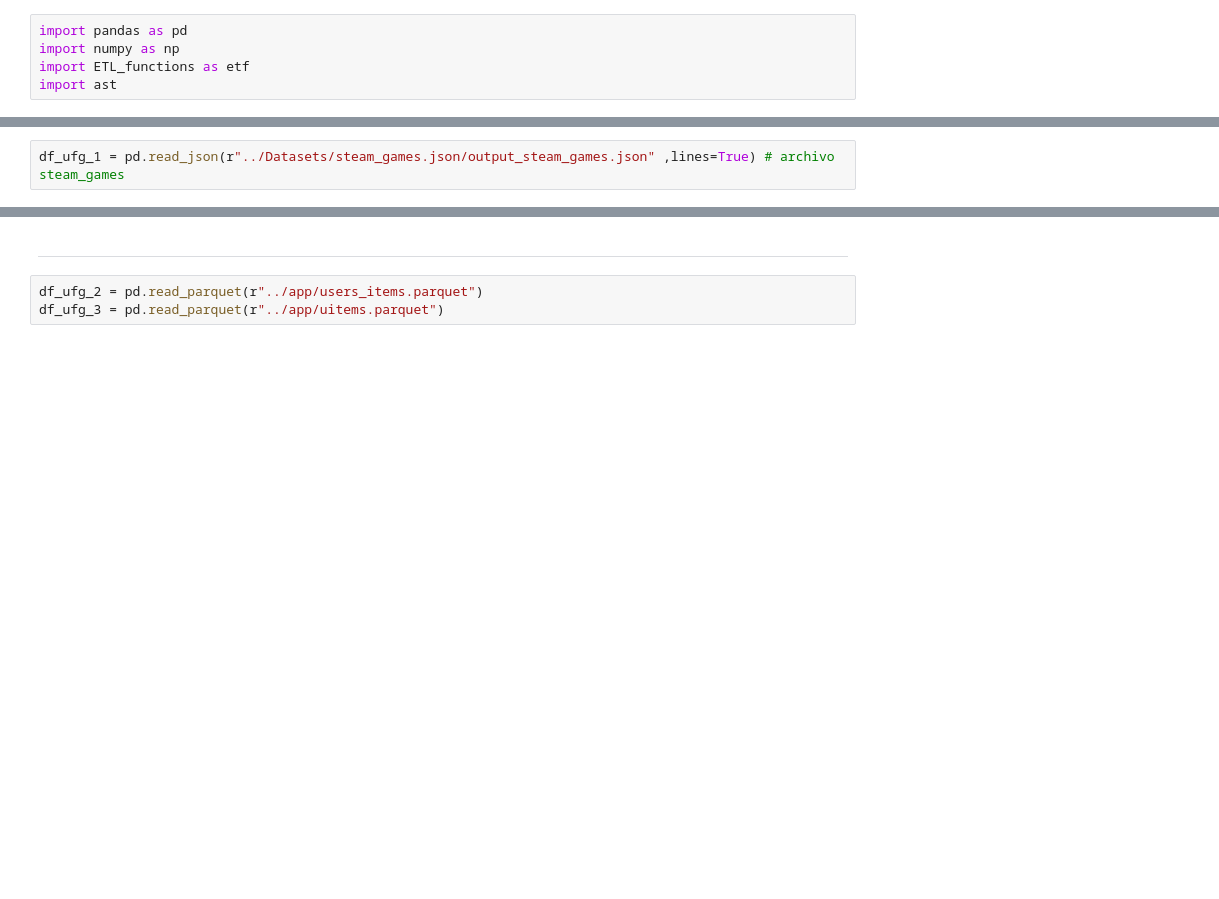
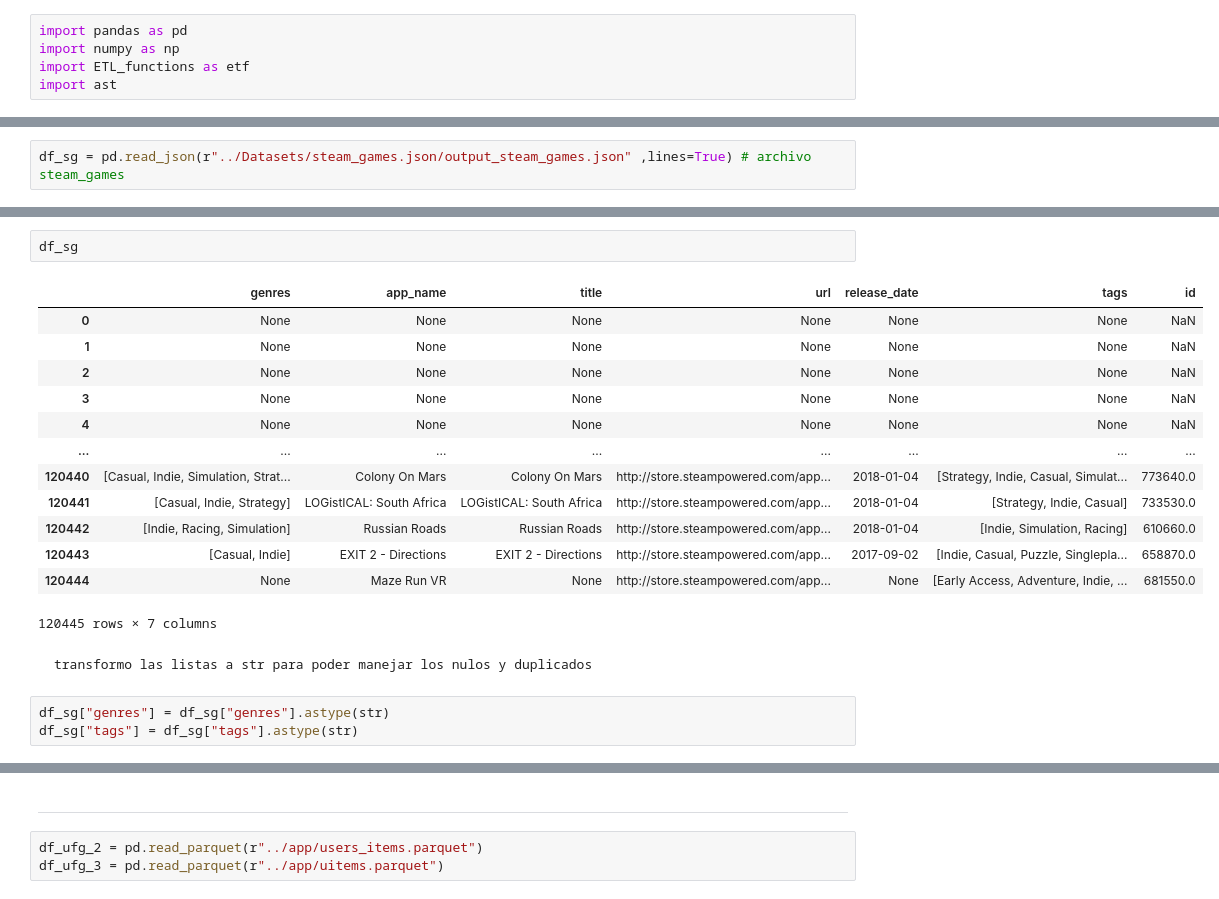
Before and after one commit to tDelbarco/PI_ML_OPS, a Jupyter notebook: ETL_&_EDA/user_for_genre.ipynb, the cells around one changed output, grey strips where cells are left out. Cells and saved outputs as stored; diff of their text form; blank space fills up the shorter version.

```diff
--- a/ETL_&_EDA/user_for_genre.ipynb
+++ b/ETL_&_EDA/user_for_genre.ipynb
@@ -6,2 +8,2 @@ import ast
 # %%
-df_ufg_1 = pd.read_json(r"../Datasets/steam_games.json/output_steam_games.json" ,lines=True) # archivo steam_games
+df_sg = pd.read_json(r"../Datasets/steam_games.json/output_steam_games.json" ,lines=True) # archivo steam_games
@@ -7,0 +40,21 @@ df_ufg_1 = pd.read_json(r"../Datasets/steam_games.json/output_steam_games.json"
+# %%
+df_sg
+# %% [output]
+|  | genres | app_name | title | url | release_date | tags | id |
+| 0 | None | None | None | None | None | None | NaN |
+| 1 | None | None | None | None | None | None | NaN |
+| 2 | None | None | None | None | None | None | NaN |
+| 3 | None | None | None | None | None | None | NaN |
+| 4 | None | None | None | None | None | None | NaN |
+| ... | ... | ... | ... | ... | ... | ... | ... |
+| 120440 | [Casual, Indie, Simulation, Strat... | Colony On Mars | Colony On Mars | http://store.steampowered.com/app... | 2018-01-04 | [Strategy, Indie, Casual, Simulat... | 773640.0 |
+| 120441 | [Casual, Indie, Strategy] | LOGistICAL: South Africa | LOGistICAL: South Africa | http://store.steampowered.com/app... | 2018-01-04 | [Strategy, Indie, Casual] | 733530.0 |
+| 120442 | [Indie, Racing, Simulation] | Russian Roads | Russian Roads | http://store.steampowered.com/app... | 2018-01-04 | [Indie, Simulation, Racing] | 610660.0 |
+| 120443 | [Casual, Indie] | EXIT 2 - Directions | EXIT 2 - Directions | http://store.steampowered.com/app... | 2017-09-02 | [Indie, Casual, Puzzle, Singlepla... | 658870.0 |
+| 120444 | None | Maze Run VR | None | http://store.steampowered.com/app... | None | [Early Access, Adventure, Indie, ... | 681550.0 |
+120445 rows × 7 columns
+# %% [markdown]
+    transformo las listas a str para poder manejar los nulos y duplicados
+# %%
+df_sg["genres"] = df_sg["genres"].astype(str)
+df_sg["tags"] = df_sg["tags"].astype(str)
```
Also changed, not shown: parts of 39 cells of this notebook, 6 other files.
